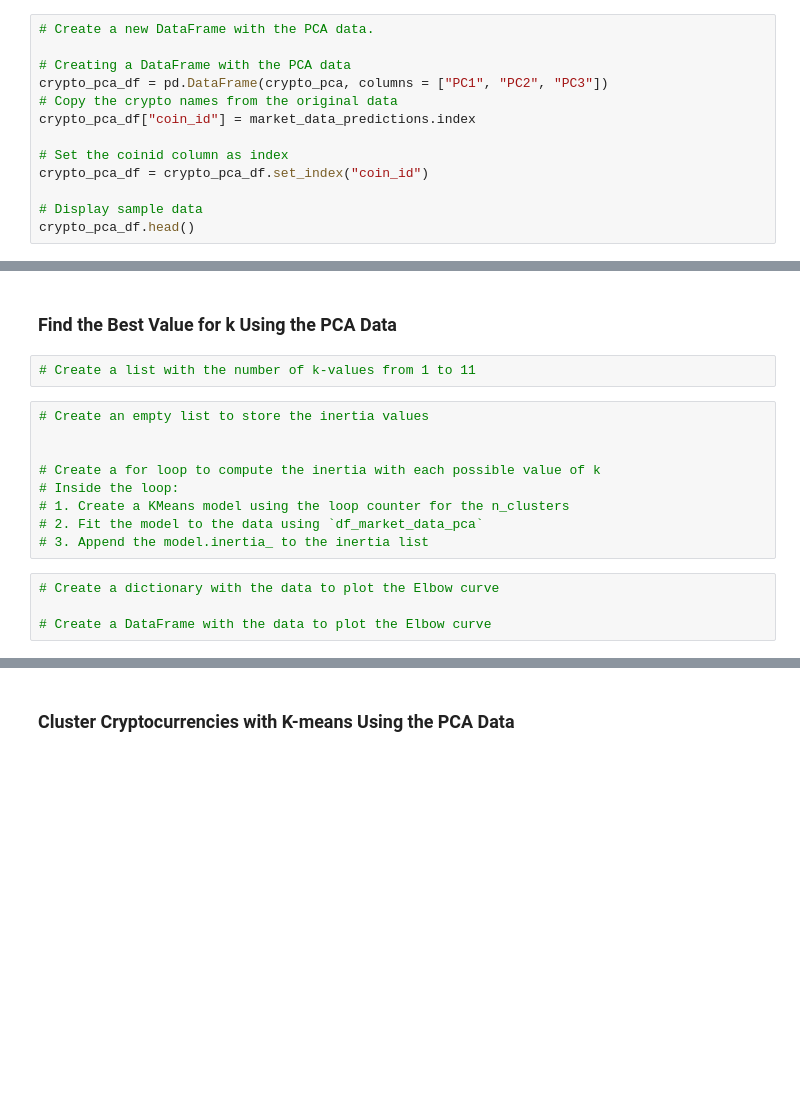
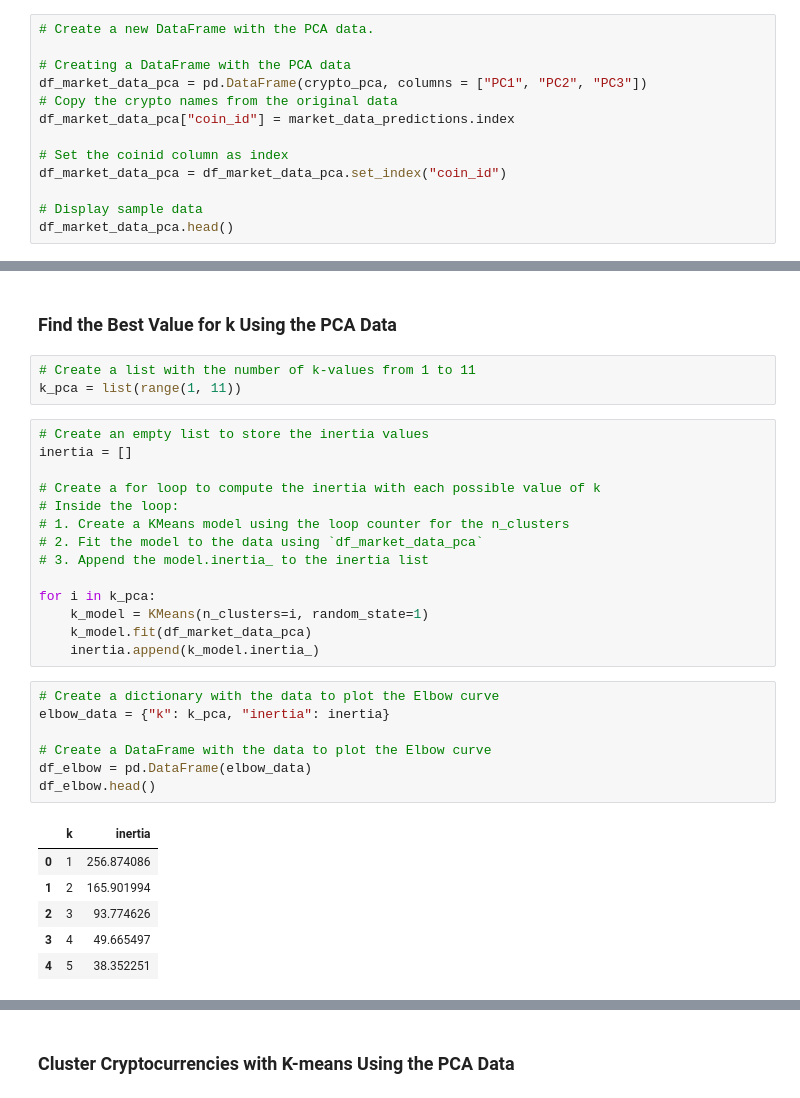
Before and after one commit to Wheezyotter/CryptoClustering, a Jupyter notebook: Crypto_Clustering.ipynb, the cells around one changed output, grey strips where cells are left out. Saved outputs shown, nothing was run; the diff lists cells and outputs as text; blank space fills up the shorter version.

```diff
--- a/Crypto_Clustering.ipynb
+++ b/Crypto_Clustering.ipynb
@@ -227,15 +229,15 @@ explained variance: [0.3719856  0.34700813 0.17603793], total explained variance
 # Create a new DataFrame with the PCA data.
 
 # Creating a DataFrame with the PCA data
-crypto_pca_df = pd.DataFrame(crypto_pca, columns = ["PC1", "PC2", "PC3"])
+df_market_data_pca = pd.DataFrame(crypto_pca, columns = ["PC1", "PC2", "PC3"])
 # Copy the crypto names from the original data
-crypto_pca_df["coin_id"] = market_data_predictions.index
+df_market_data_pca["coin_id"] = market_data_predictions.index
 
 # Set the coinid column as index
-crypto_pca_df = crypto_pca_df.set_index("coin_id")
+df_market_data_pca = df_market_data_pca.set_index("coin_id")
 
 # Display sample data
-crypto_pca_df.head()
+df_market_data_pca.head()
 # %% [output]
 |  | PC1 | PC2 | PC3 |
 | coin_id |  |  |  |
@@ -250,19 +252,35 @@ crypto_pca_df.head()
 ### Find the Best Value for k Using the PCA Data
 # %%
 # Create a list with the number of k-values from 1 to 11
+k_pca = list(range(1, 11))
 # %%
 # Create an empty list to store the inertia values
-
+inertia = []
 
 # Create a for loop to compute the inertia with each possible value of k
 # Inside the loop:
 # 1. Create a KMeans model using the loop counter for the n_clusters
 # 2. Fit the model to the data using `df_market_data_pca`
 # 3. Append the model.inertia_ to the inertia list
+
+for i in k_pca:
+    k_model = KMeans(n_clusters=i, random_state=1)
+    k_model.fit(df_market_data_pca)
+    inertia.append(k_model.inertia_)
 # %%
 # Create a dictionary with the data to plot the Elbow curve
+elbow_data = {"k": k_pca, "inertia": inertia}
 
 # Create a DataFrame with the data to plot the Elbow curve
+df_elbow = pd.DataFrame(elbow_data)
+df_elbow.head()
+# %% [output]
+|  | k | inertia |
+| 0 | 1 | 256.874086 |
+| 1 | 2 | 165.901994 |
+| 2 | 3 | 93.774626 |
+| 3 | 4 | 49.665497 |
+| 4 | 5 | 38.352251 |
 # %%
 # Plot a line chart with all the inertia values computed with
 # the different values of k to visually identify the optimal value for k.
```
Also changed, not shown: parts of 12 cells of this notebook.
